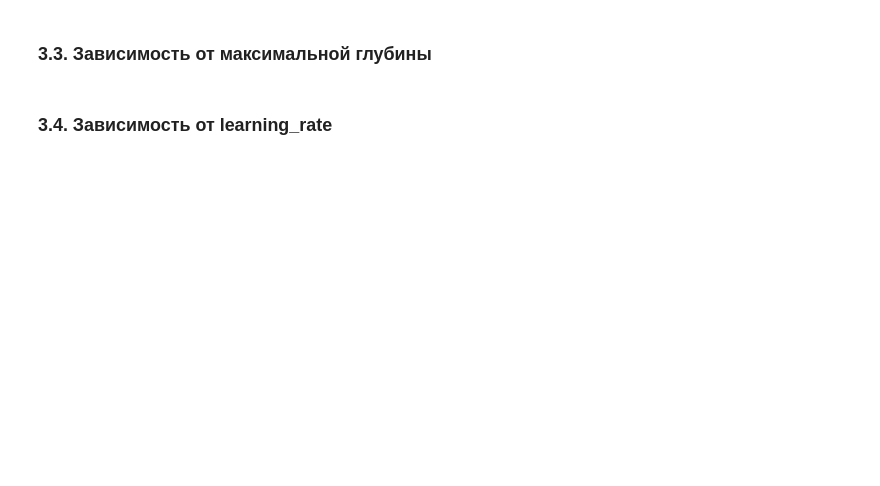
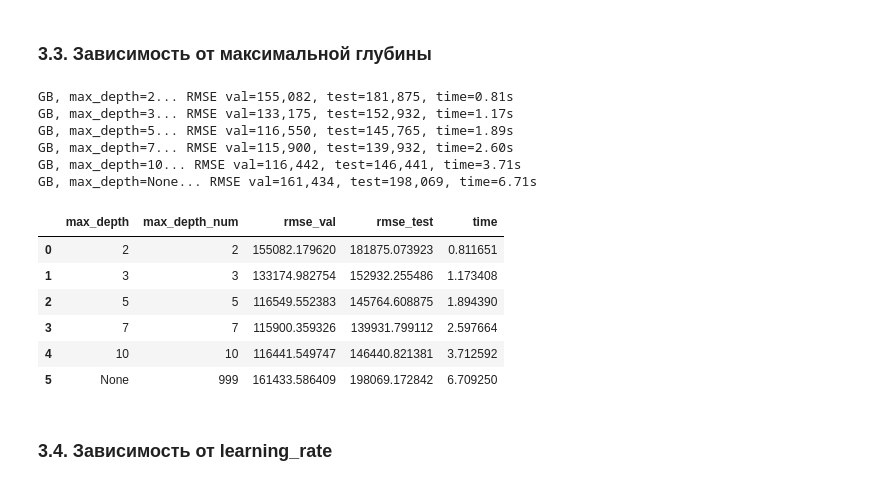
Before and after one commit to msu-cmc/prak-mmp-5-semestr-task3, a Jupyter notebook: experiments/exp.ipynb, the cells around one changed output. Drawn from its saved outputs; the diff is of its cells as text; code cells hidden in the pictures; blank space fills up the shorter version.

```diff
--- a/experiments/exp.ipynb
+++ b/experiments/exp.ipynb
@@ -365,43 +526,65 @@ df_gb_max_features
 # %% [markdown]
 ### 3.3. Зависимость от максимальной глубины
 # %%
-# Влияние глубины для GB (включая неограниченную)
+# Зависимость от максимальной глубины (включая неограниченную)
 max_depth_gb_list = [2, 3, 5, 7, 10, None]
-
 results_gb_max_depth = []
 
 for max_d in max_depth_gb_list:
-    depth_str = str(max_d) if max_d is not None else "Unlimited"
-    print(f"Обучение GB с max_depth={depth_str}...")
+    depth_str = str(max_d) if max_d is not None else "None"
+    print(f"GB, max_depth={depth_str}...", end=" ")
 
     gb = GradientBoostingMSE(
         n_estimators=50,
-        tree_params={"max_depth": max_d, "random_state": 42},
+        tree_params={
+            "max_depth": max_d,
+            "random_state": 42
+        },
         learning_rate=0.1
     )
 
     start_time = time.time()
     gb.fit(X_train_np, y_train_np)
     train_time = time.time() - start_time
 
     y_pred_val = gb.predict(X_val_np)
     y_pred_test = gb.predict(X_test_np)
 
-    rmse_val = np.sqrt(mean_squared_error(y_val_np, y_pred_val))
-    rmse_test = np.sqrt(mean_squared_error(y_test_np, y_pred_test))
+    rmse_val = np.sqrt(mean_squared_error(
+        y_true=y_val_np,
+        y_pred=y_pred_val
+    ))
+    rmse_test = np.sqrt(mean_squared_error(
+        y_true=y_test_np,
+        y_pred=y_pred_test
+    ))
 
     results_gb_max_depth.append({
-        'max_depth': depth_str,
-        'max_depth_num': max_d if max_d is not None else 999,
-        'rmse_val': rmse_val,
-        'rmse_test': rmse_test,
-        'time': train_time
+        "max_depth": depth_str,
+        "max_depth_num": max_d if max_d is not None else 999,
+        "rmse_val": rmse_val,
+        "rmse_test": rmse_test,
+        "time": train_time
     })
 
-    print(f"  RMSE (val): {rmse_val:,.0f}, RMSE (test): {rmse_test:,.0f}, Time: {train_time:.2f}s\n")
+    print(f"RMSE val={rmse_val:,.0f}, test={rmse_test:,.0f}, time={train_time:.2f}s")
 
 df_gb_max_depth = pd.DataFrame(results_gb_max_depth)
 df_gb_max_depth
+# %% [output]
+GB, max_depth=2... RMSE val=155,082, test=181,875, time=0.81s
+GB, max_depth=3... RMSE val=133,175, test=152,932, time=1.17s
+GB, max_depth=5... RMSE val=116,550, test=145,765, time=1.89s
+GB, max_depth=7... RMSE val=115,900, test=139,932, time=2.60s
+GB, max_depth=10... RMSE val=116,442, test=146,441, time=3.71s
+GB, max_depth=None... RMSE val=161,434, test=198,069, time=6.71s
+|  | max_depth | max_depth_num | rmse_val | rmse_test | time |
+| 0 | 2 | 2 | 155082.179620 | 181875.073923 | 0.811651 |
+| 1 | 3 | 3 | 133174.982754 | 152932.255486 | 1.173408 |
+| 2 | 5 | 5 | 116549.552383 | 145764.608875 | 1.894390 |
+| 3 | 7 | 7 | 115900.359326 | 139931.799112 | 2.597664 |
+| 4 | 10 | 10 | 116441.549747 | 146440.821381 | 3.712592 |
+| 5 | None | 999 | 161433.586409 | 198069.172842 | 6.709250 |
 # %% [markdown]
 ### 3.4. Зависимость от learning_rate
 # %%
```
Also changed, not shown: parts of 18 cells of this notebook, 16 other files.
